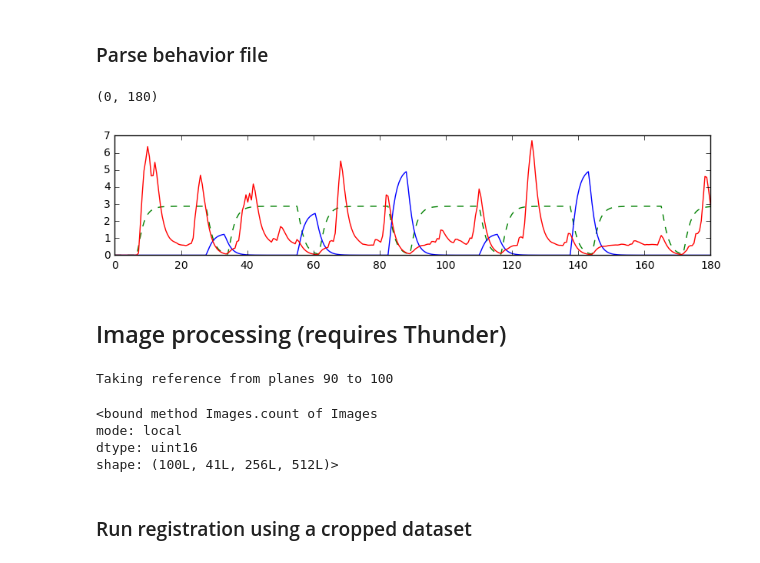
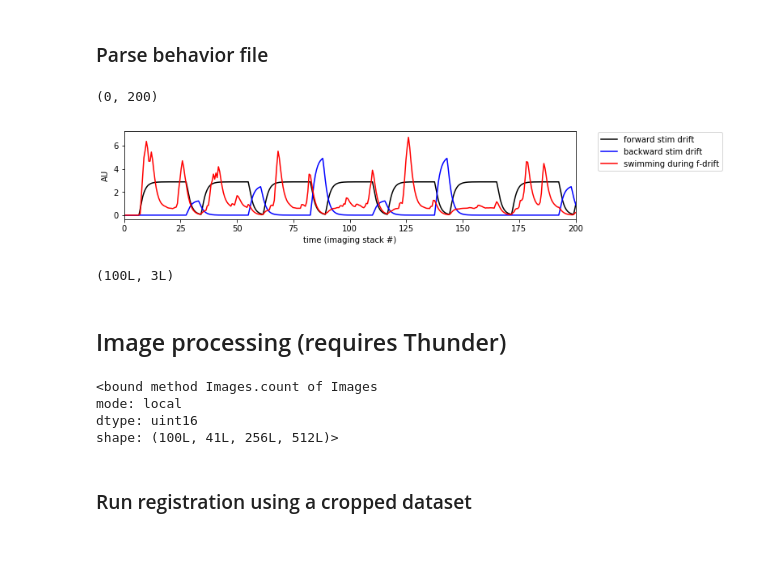
Before and after one commit to nvladimus/ZebrafishFunctionalMaps_LinearRegression, a Jupyter notebook: FunctionalMaps_2014-08-01fish2(H2B).ipynb, the cells around one changed output. Cells and saved outputs as stored; diff of their text form; code cells hidden in the pictures.

```diff
--- a/FunctionalMaps_2014-08-01fish2(H2B).ipynb
+++ b/FunctionalMaps_2014-08-01fish2(H2B).ipynb
@@ -29,8 +30,11 @@ Unzip `2014-08-01fish2_H2B/raw.zip` file before running the code.
 # %%
 # Set up your data directory
-expDir = 'C:/../ZebrafishFunctionalMaps_LinearRegression-master/2014-08-01fish2_H2B/'
-rawDir = expDir + 'raw/' #storage of an imaging/behavior session
-procDir = expDir + 'proc/' #storage for processed data (functional maps)
+expDir = 'C:/Users/nvladim/Documents/GitHub/ZebrafishFunctionalMaps_LinearRegression/2014-08-01fish2_H2B/'
+rawDir = expDir + 'raw/'  # storage of an imaging/behavior session
+if not os.path.exists(rawDir):
+    raise ValueError("Please check if ./raw folder exists")
+
+procDir = expDir + 'proc/'  # storage for processed data (functional maps)
 fName = 'ephys.10ch'
 if not os.path.exists(procDir):
         os.mkdir(procDir)
@@ -128,10 +47,0 @@ BdriftConv = conv.conv2exp(Bdrift,tau1,tau)
-# %%
-# Optional: plot the regressors
-plt.figure(figsize=(10,2))
-plt.plot(ephys['t'][stackInitInd],FdriftConv/FdriftConv.std(),'--g',\
-         ephys['t'][stackInitInd],BdriftConv/BdriftConv.std(),'-b',\
-         ephys['t'][stackInitInd],behaviorForwConv/behaviorForwConv.std(),'r')
-plt.xlim(0,180)
-# %% [output]
-(0, 180)
-[figure, removed]
@@ -140,37 +95,48 @@ np.save(procDir + 'regressors.npy',np.vstack((behaviorForwConv,FdriftConv,Bdrift
+# %%
+# plot the time series of convoled behavior variables
+plt.figure(figsize=(10, 2))
+plt.plot(ephys['t'][stack_init_ind], f_drift_convolved / f_drift_convolved.std(), '-k',label = 'forward stim drift')
+plt.plot(ephys['t'][stack_init_ind], b_drift_convoled / b_drift_convoled.std(), '-b', label = 'backward stim drift')
+plt.plot(ephys['t'][stack_init_ind], swim_fdrift_convolved / swim_fdrift_convolved.std(), 'r', label = 'swimming during f-drift')
+plt.xlabel('time (imaging stack #)')
+plt.ylabel('AU')
+plt.legend(loc = (1.05,0.55))
+plt.xlim(0, 200)
+# %% [output]
+(0, 200)
+[figure, added]
+# %%
+# Prepare regressors using cropped time series (100:200), corresponds to imaging stack series
+stack_ind_range = np.arange(100, 200)
+regressors = np.column_stack((
+    swim_fdrift_convolved[stack_ind_range]/swim_fdrift_convolved[stack_ind_range].std(),
+    f_drift_convolved[stack_ind_range]/f_drift_convolved[stack_ind_range].std(),
+    b_drift_convoled[stack_ind_range]/b_drift_convoled[stack_ind_range].std()))
+regressors.shape
+# %% [output]
+(100L, 3L)
 # %% [markdown]
 ## Image processing (requires Thunder)
 # %%
 dims = (41, 256, 512)
-numFrames = 100
+n_stacks = 100
 if sparkOn:
-    # load images using  distributed computing engine Spark
+    # load images using distributed computing engine Spark
     if tifFormat:
-        dat = td.images.fromtif(rawDir, npartitions=numFrames, engine=sc)
+        imaging_data = td.images.fromtif(rawDir, npartitions=n_stacks, engine=sc)
     else:
-        dat = td.images.frombinary(rawDir, shape = dims, ext='tif', npartitions=numFrames, engine=sc)
+        imaging_data = td.images.frombinary(rawDir, shape=dims, ext='tif', npartitions=n_stacks, engine=sc)
 else:
-    #load images in local context
+    # load images in local context
     if tifFormat:
-        dat = td.images.fromtif(rawDir, npartitions=numFrames)
+        imaging_data = td.images.fromtif(rawDir, npartitions=n_stacks)
     else:
-        dat = td.images.frombinary(rawDir, shape = dims, ext='tif', npartitions=numFrames)
+        imaging_data = td.images.frombinary(rawDir, shape=dims, ext='tif', npartitions=n_stacks)
 
-# length of reference, in frames
-refLength = 10
-# reference timerange, last 10 frames
-refR = np.array([numFrames - refLength,numFrames])
-# filter parameters
-filt = {}
-filt['filter'] = 'median'
-filt['footprint'] = 3
-
-print('Taking reference from planes ' + str(refR[0]) + ' to ' + str(refR[-1]))
+# actually load the images, necessary due to 'lazy' execution in Spark.
+imaging_data.count
 # %% [output]
-Taking reference from planes 90 to 100
+<bound method Images.count of Images
+mode: local
+dtype: uint16
+shape: (100L, 41L, 256L, 512L)>
-# %%
-dat.count
-# %% [output]
-<bound method Images.count of Images
-mode: local
-dtype: uint16
-shape: (100L, 41L, 256L, 512L)>
```
Also changed, not shown: parts of 23 cells of this notebook, 7 other files.
